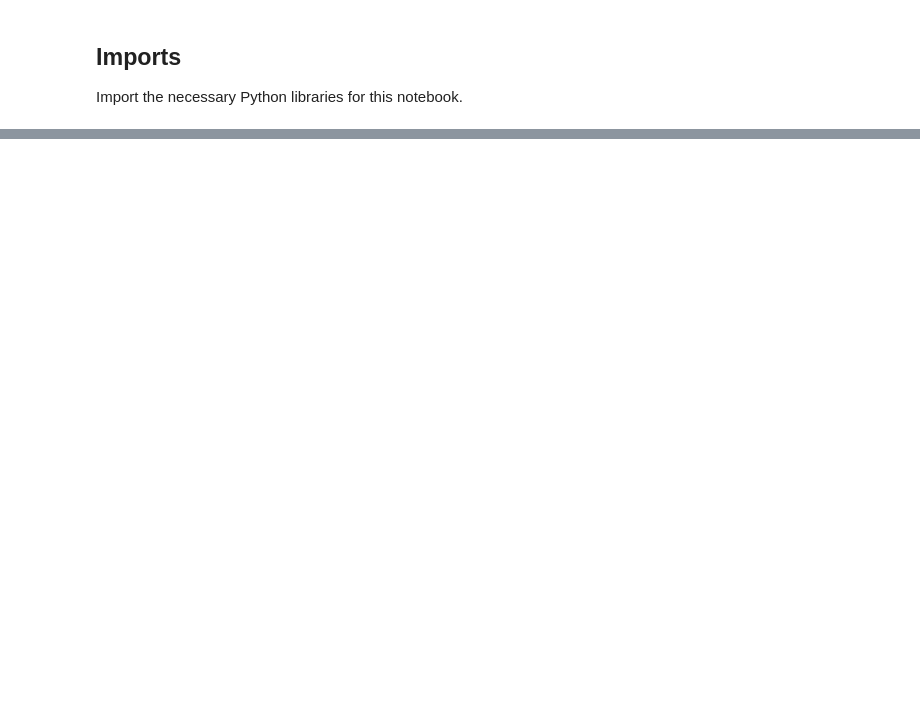
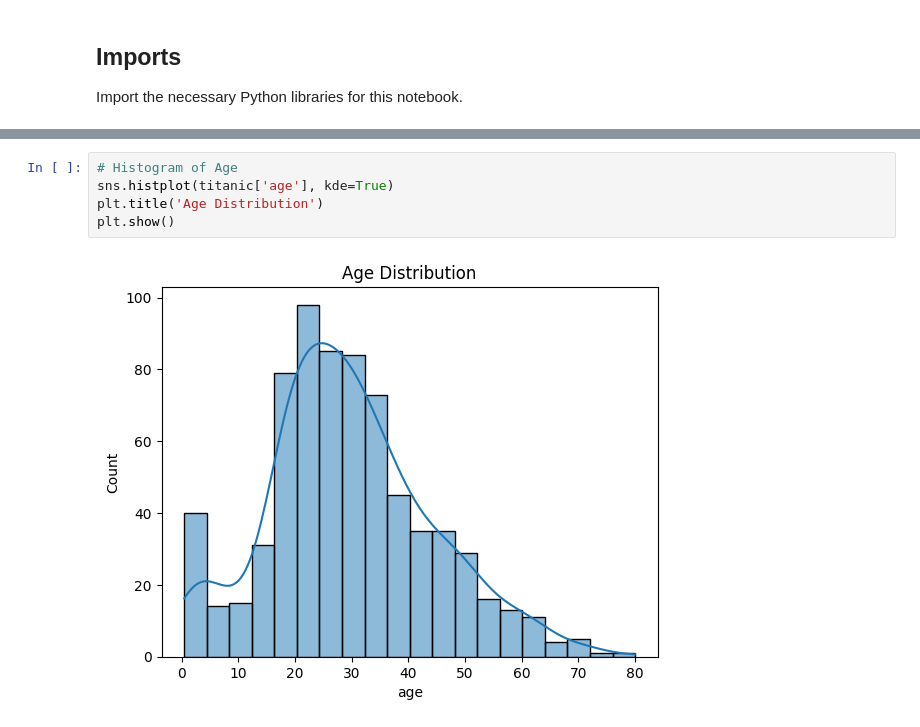
Before and after one commit to BethSpornitz/ml01, a Jupyter notebook: notebooks/project02/ml02_bethspornitz.ipynb, the cells around one changed output, grey strips where cells are left out. Drawn from its saved outputs; the diff is of its cells as text; blank space fills up the shorter version.

```diff
--- a/notebooks/project02/ml02_bethspornitz.ipynb
+++ b/notebooks/project02/ml02_bethspornitz.ipynb
@@ -336,0 +159,7 @@ This  model shows that income and the number of rooms are related to housing pri
+# %%
+# Histogram of Age
+sns.histplot(titanic['age'], kde=True)
+plt.title('Age Distribution')
+plt.show()
+# %% [output]
+[figure, added]
```
Also changed, not shown: parts of 83 cells of this notebook, 1 other file.
